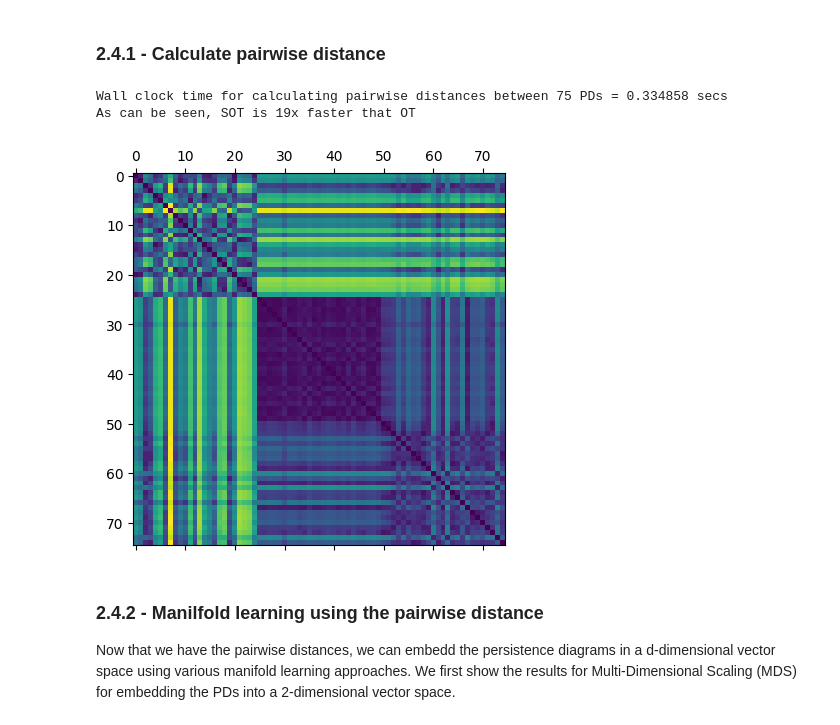
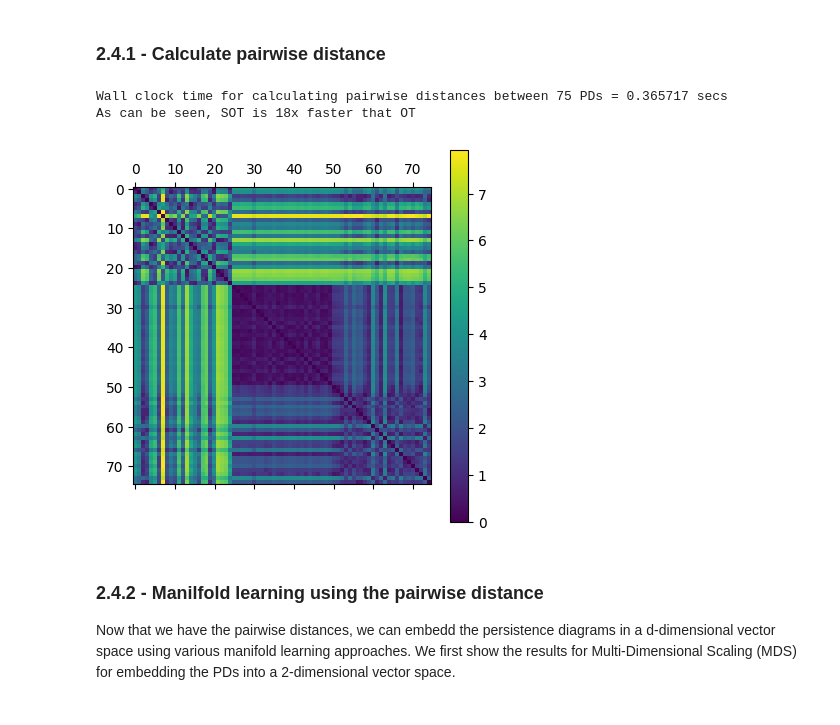
Before and after one commit to skolouri/TopoTrans, a Jupyter notebook: TDA_OT.ipynb, the cells around one changed output. Cells and saved outputs as stored; diff of their text form; code cells hidden in the pictures.

```diff
--- a/TDA_OT.ipynb
+++ b/TDA_OT.ipynb
@@ -323,19 +324,20 @@ def sotPD(diagram1,diagram2,K=32,p=2,seed=0):
 # %%
 K = len(X)
 PD_Dist = np.zeros((K,K))
 tic2 = time.time()
 for i in range(K-1):
     for j in range(i+1,K):
         PD_Dist[i,j]=sotPD(PD[i],PD[j],K=8,p=2,seed=0)
 toc2 = time.time()
 PD_Dist = PD_Dist+PD_Dist.T
 plt.matshow(PD_Dist)
+plt.colorbar()
 print('Wall clock time for calculating pairwise distances between %d PDs = %f secs'%(K,toc2-tic2))
 print('As can be seen, SOT is %dx faster that OT'%np.round((toc-tic)/(toc2-tic2)))
 # %% [output]
-Wall clock time for calculating pairwise distances between 75 PDs = 0.334858 secs
-As can be seen, SOT is 19x faster that OT
+Wall clock time for calculating pairwise distances between 75 PDs = 0.365717 secs
+As can be seen, SOT is 18x faster that OT
-[figure, old version]
+[figure, new version]
 # %% [markdown]
 ### 2.4.2 - Manilfold learning using the pairwise distance
 
```
Also changed, not shown: parts of 3 cells of this notebook.
